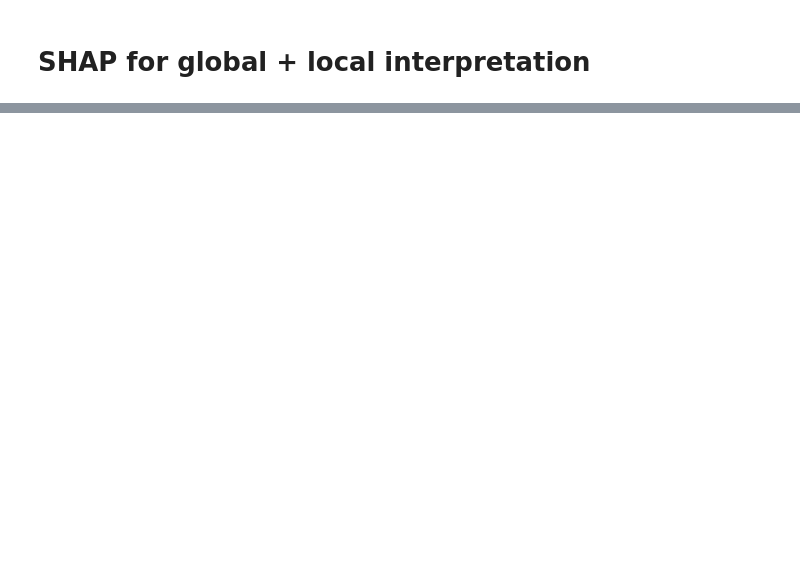
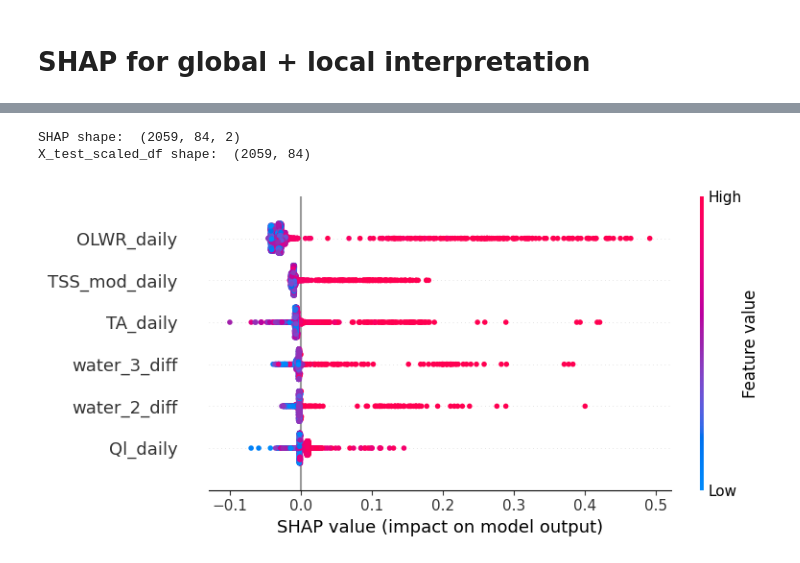
Before and after one commit to IlyaYakushevskiy/avalanche_sat, a Jupyter notebook: Exploratory Data Analysis/RF_ilya.ipynb, the cells around one changed output, grey strips where cells are left out. Drawn from its saved outputs; the diff is of its cells as text; code cells hidden in the pictures; blank space fills up the shorter version.

```diff
--- a/Exploratory Data Analysis/RF_ilya.ipynb
+++ b/Exploratory Data Analysis/RF_ilya.ipynb
@@ -338,25 +98,0 @@ Best F1 score: 0.8949646823639575
-# %%
-#Hyperparameter tuning - find the best parameters for our RF
-#Use RECALL as predictor
-param_grid = {
-    'max_features': ['sqrt', 'log2', None],
-    'class_weight': ['balanced', None, {0: 1, 1: 10}],
-    'max_depth': [2,3,5,10,20],
-    'min_samples_leaf': [5,10,20,50,100,200],
-    'n_estimators': [10,25,30,50,100,200]
-}
-
-grid_search = GridSearchCV(RandomForestClassifier(random_state=42),
-                           param_grid,
-                           cv=4,
-                           scoring='recall',
-                           n_jobs=-1,
-                           verbose=1)
-
-grid_search.fit(X_train_scaled, y_train)
-print("Best parameters:", grid_search.best_params_)
-print("Best Recall score:", grid_search.best_score_)
-
-# Fitting 4 folds for each of 1620 candidates, totalling 6480 fits
-# Best parameters: {'class_weight': 'balanced', 'max_depth': 10, 'max_features': 'sqrt', 'min_samples_leaf': 200, 'n_estimators': 100}
-# Best recall score: 0.9660071942446045
@@ -1054,0 +309,20 @@ If mean approach does not work at all - need computer vision (supervises learnin
+# %%
+explainer = shap.TreeExplainer(rf_custom_F1)
+# Convert test set back to DataFrame
+X_test_scaled_df = pd.DataFrame(X_test_scaled, columns=X.columns)
+
+# Compute SHAP values
+shap_values = explainer.shap_values(X_test_scaled_df)
+print("SHAP shape: ", shap_values.shape)
+print("X_test_scaled_df shape: ", X_test_scaled_df.shape)
+
+shap_values_class1 = shap_values[:, :, 1]  # class 1 = Avalanche
+
+#Plot only the the top 6 features
+shap.summary_plot(shap_values_class1, X_test_scaled_df, feature_names=X.columns, max_display=6)
+
+#Ability to predict features
+# %% [output]
+SHAP shape:  (2059, 84, 2)
+X_test_scaled_df shape:  (2059, 84)
+[figure, added]
```
Also changed, not shown: parts of 43 cells of this notebook.
